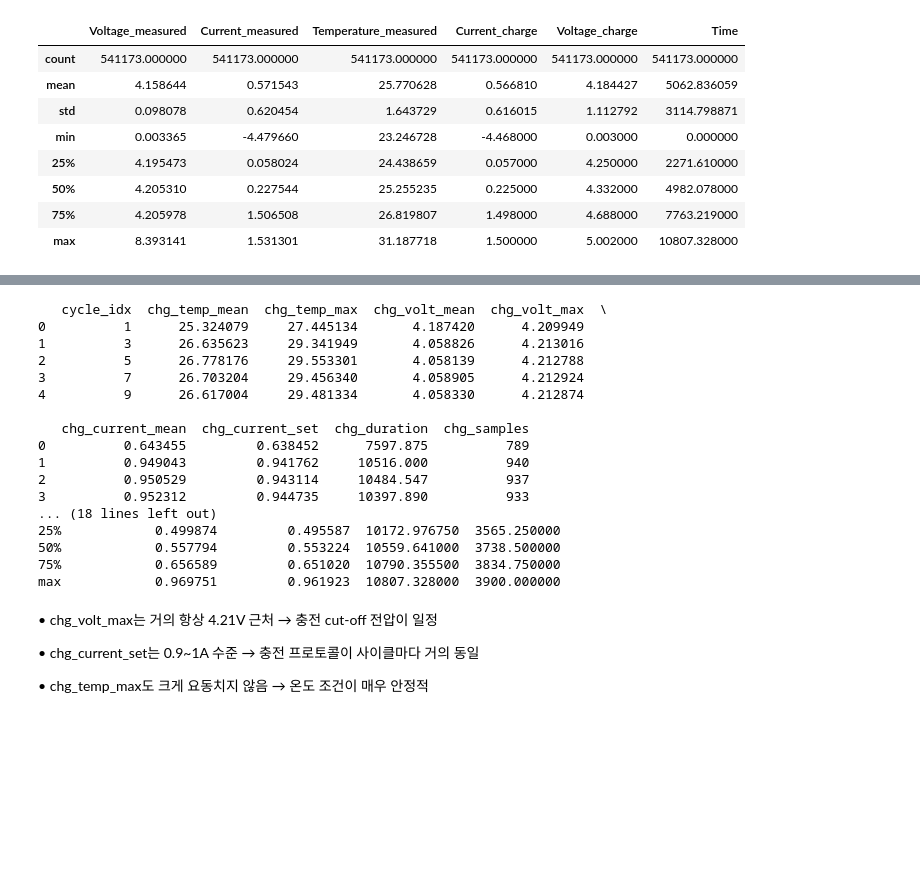
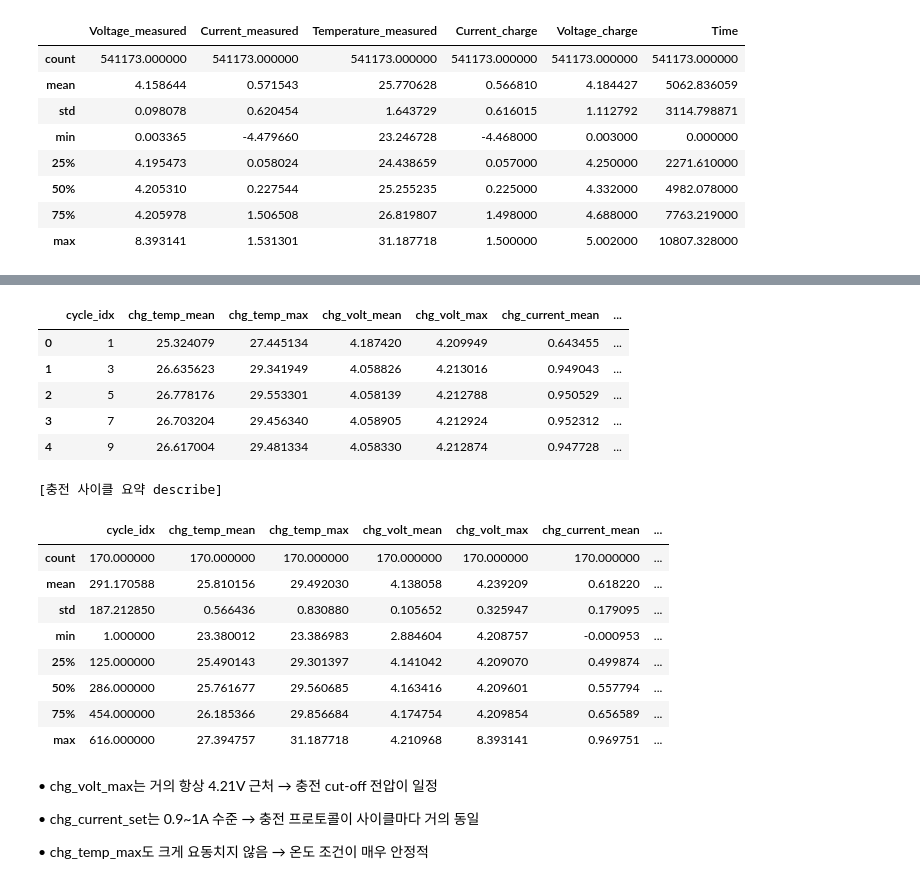
Before and after one commit to kk082911/project, a Jupyter notebook: basic analysis.ipynb, the cells around one changed output, grey strips where cells are left out. Saved outputs shown, nothing was run; the diff lists cells and outputs as text; code cells hidden in the pictures; blank space fills up the shorter version.

```diff
--- a/basic analysis.ipynb
+++ b/basic analysis.ipynb
@@ -134,27 +134,28 @@ charge_cycle_stats = (
     .reset_index()
 )
 
-print(charge_cycle_stats.head())
-print("\n[충전 사이클 요약 describe]")
-print(charge_cycle_stats.describe())
+charge_cycle_stats.head()
 # %% [output]
-   cycle_idx  chg_temp_mean  chg_temp_max  chg_volt_mean  chg_volt_max  \
-0          1      25.324079     27.445134       4.187420      4.209949
-1          3      26.635623     29.341949       4.058826      4.213016
-2          5      26.778176     29.553301       4.058139      4.212788
-3          7      26.703204     29.456340       4.058905      4.212924
-4          9      26.617004     29.481334       4.058330      4.212874
-
-   chg_current_mean  chg_current_set  chg_duration  chg_samples
-0          0.643455         0.638452      7597.875          789
-1          0.949043         0.941762     10516.000          940
-2          0.950529         0.943114     10484.547          937
-3          0.952312         0.944735     10397.890          933
-... (18 lines left out)
-25%            0.499874         0.495587  10172.976750  3565.250000
-50%            0.557794         0.553224  10559.641000  3738.500000
-75%            0.656589         0.651020  10790.355500  3834.750000
-max            0.969751         0.961923  10807.328000  3900.000000
+|  | cycle_idx | chg_temp_mean | chg_temp_max | chg_volt_mean | chg_volt_max | chg_current_mean | ... |
+| 0 | 1 | 25.324079 | 27.445134 | 4.187420 | 4.209949 | 0.643455 | ... |
+| 1 | 3 | 26.635623 | 29.341949 | 4.058826 | 4.213016 | 0.949043 | ... |
+| 2 | 5 | 26.778176 | 29.553301 | 4.058139 | 4.212788 | 0.950529 | ... |
+| 3 | 7 | 26.703204 | 29.456340 | 4.058905 | 4.212924 | 0.952312 | ... |
+| 4 | 9 | 26.617004 | 29.481334 | 4.058330 | 4.212874 | 0.947728 | ... |
+# %%
+print("\n[충전 사이클 요약 describe]")
+charge_cycle_stats.describe()
+# %% [output]
+[충전 사이클 요약 describe]
+|  | cycle_idx | chg_temp_mean | chg_temp_max | chg_volt_mean | chg_volt_max | chg_current_mean | ... |
+| count | 170.000000 | 170.000000 | 170.000000 | 170.000000 | 170.000000 | 170.000000 | ... |
+| mean | 291.170588 | 25.810156 | 29.492030 | 4.138058 | 4.239209 | 0.618220 | ... |
+| std | 187.212850 | 0.566436 | 0.830880 | 0.105652 | 0.325947 | 0.179095 | ... |
+| min | 1.000000 | 23.380012 | 23.386983 | 2.884604 | 4.208757 | -0.000953 | ... |
+| 25% | 125.000000 | 25.490143 | 29.301397 | 4.141042 | 4.209070 | 0.499874 | ... |
+| 50% | 286.000000 | 25.761677 | 29.560685 | 4.163416 | 4.209601 | 0.557794 | ... |
+| 75% | 454.000000 | 26.185366 | 29.856684 | 4.174754 | 4.209854 | 0.656589 | ... |
+| max | 616.000000 | 27.394757 | 31.187718 | 4.210968 | 8.393141 | 0.969751 | ... |
 # %% [markdown]
 •	chg_volt_max는 거의 항상 4.21V 근처 → 충전 cut-off 전압이 일정
 
```
Also changed, not shown: parts of 1 cell of this notebook, 1 other file.
